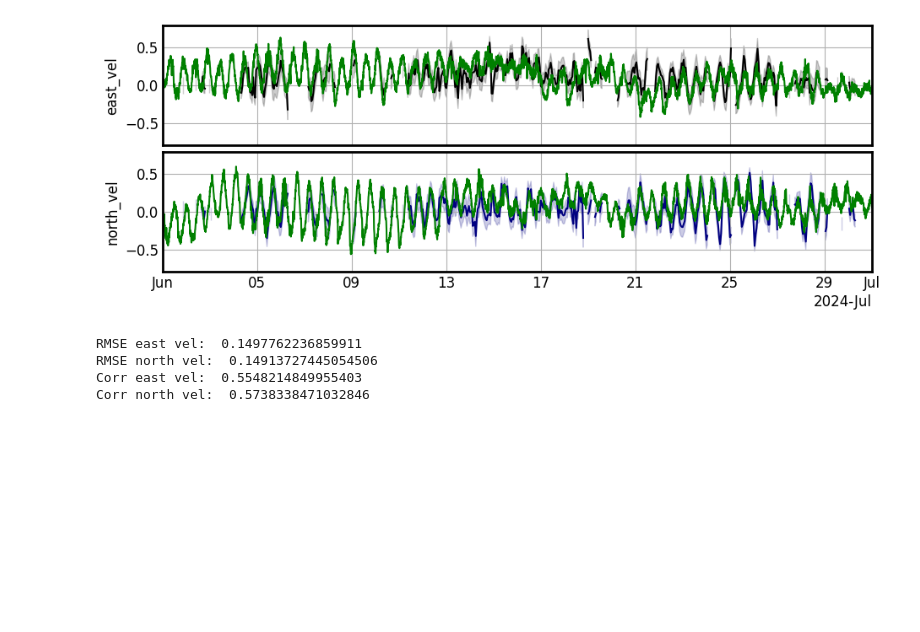
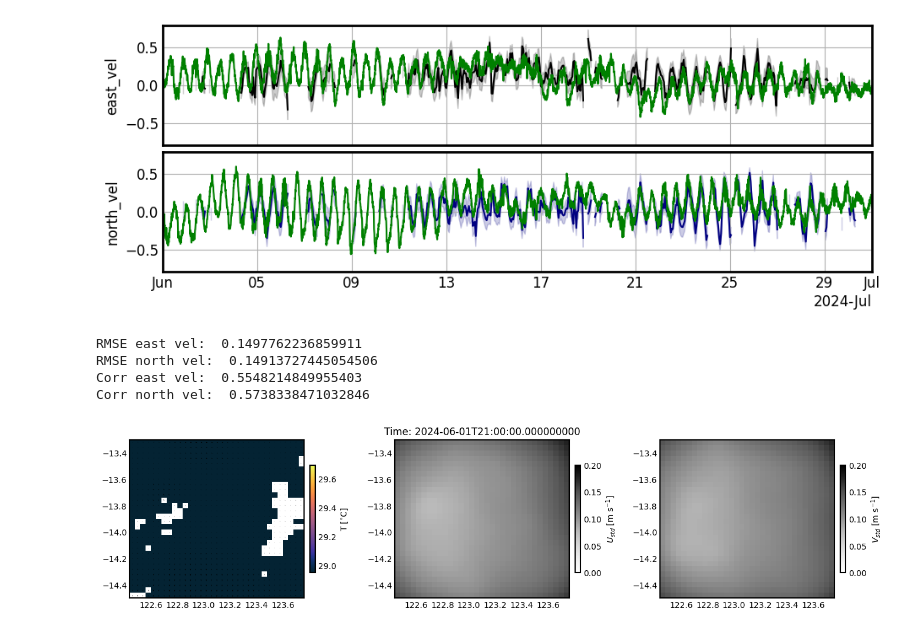
Before and after one commit to TIDE-ITRH/inversion-sst-gp, a Jupyter notebook: notebooks/use_cases/browse_winter24/browse_basin24_series.ipynb, the cells around one changed output. Cells and saved outputs as stored; diff of their text form; code cells hidden in the pictures; blank space fills up the shorter version.

```diff
--- a/notebooks/use_cases/browse_winter24/browse_basin24_series.ipynb
+++ b/notebooks/use_cases/browse_winter24/browse_basin24_series.ipynb
@@ -289,7 +289,9 @@ Corr north vel:  0.5738338471032846
 # %%
 # from IPython.display import HTML
 # %matplotlib notebook
 
-ani = plots.plot_prediction_animation(ds_full, qv_scale=20, anim_interval=150)
+ani = plots.plot_prediction_animation(ds_full, qv_scale=20, anim_interval=120, smoothing=0.05, add_cbar=True)
 ani.save(f'{crop_app}_animation_full.mp4')
 # HTML(ani.to_jshtml())
+# %% [output]
+[figure, added]
```
Also changed, not shown: 4 other files.
